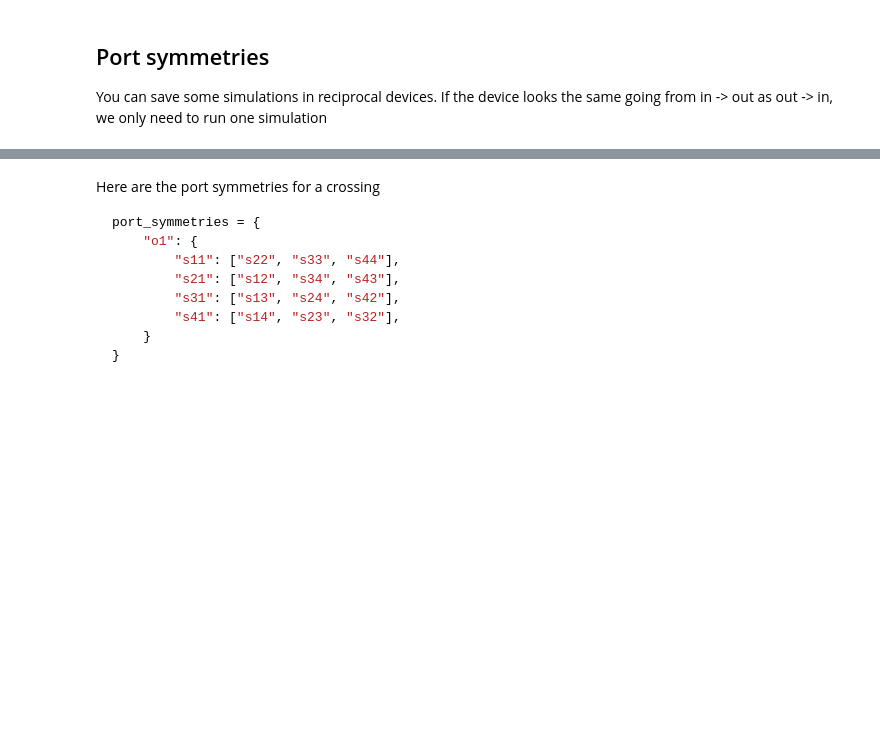
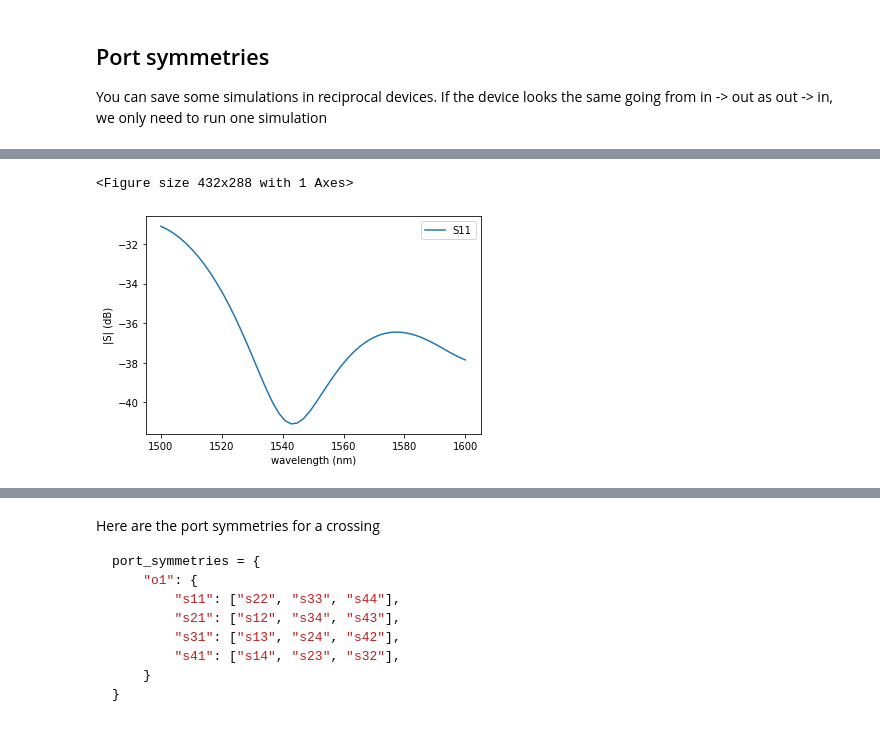
Before and after one commit to gdsfactory/ubc, a Jupyter notebook: docs/notebooks/13_sim_plugins.ipynb, the cells around one changed output, grey strips where cells are left out. Cells and saved outputs as stored; diff of their text form; code cells hidden in the pictures; blank space fills up the shorter version.

```diff
--- a/docs/notebooks/13_sim_plugins.ipynb
+++ b/docs/notebooks/13_sim_plugins.ipynb
@@ -133,5 +189,8 @@ gf.simulation.plot.plot_sparameters(df, keys=("s21m",), logscale=False)
 # %%
-gf.simulation.plot.plot_sparameters(df, keys=("s11m",))
+gf.simulation.plot.plot_sparameters(df, keys=("s11m",), with_simpler_input_keys=True)
+# %% [output]
+<Figure size 432x288 with 1 Axes>
+[figure, added]
 # %%
 c = pdk.components.ebeam_crossing4(decorator=gf.port.auto_rename_ports)
 c
```
Also changed, not shown: parts of 57 cells of this notebook, 16 other files.
